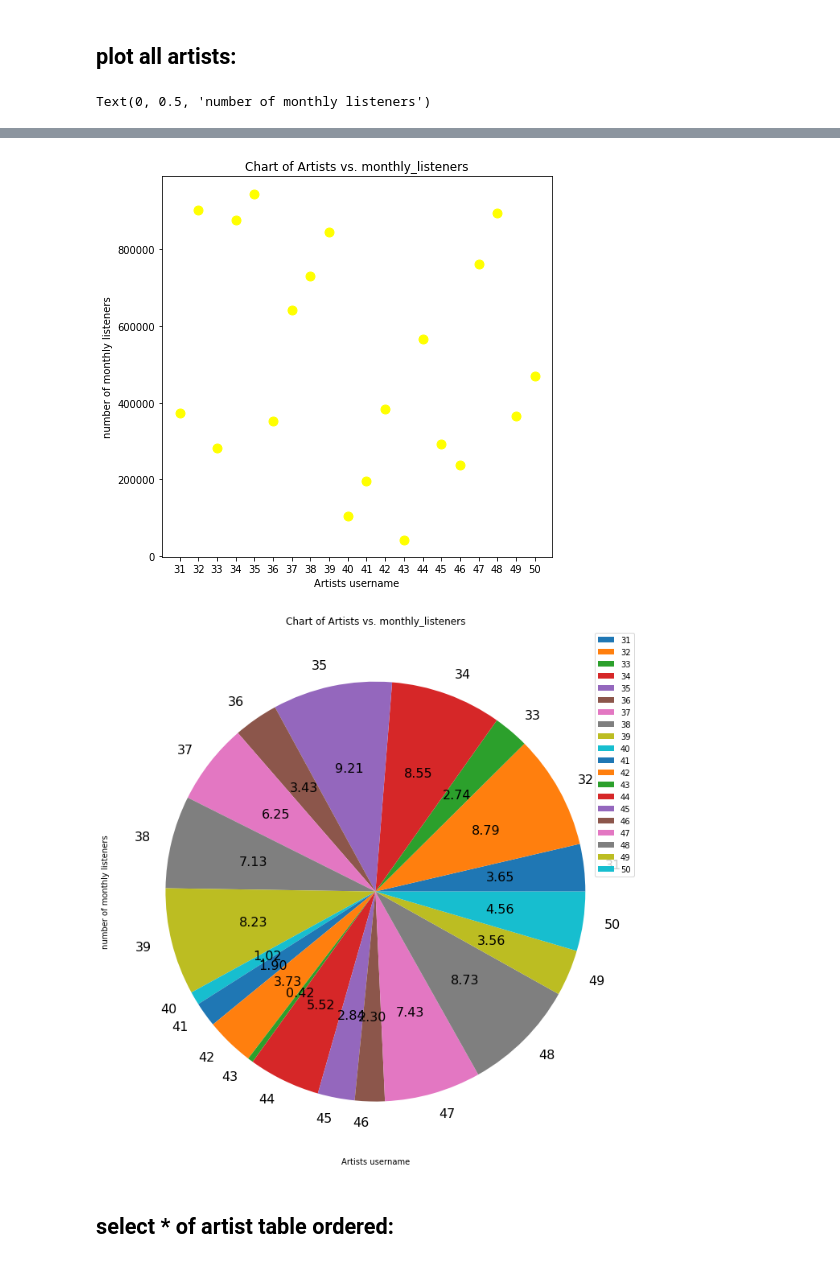
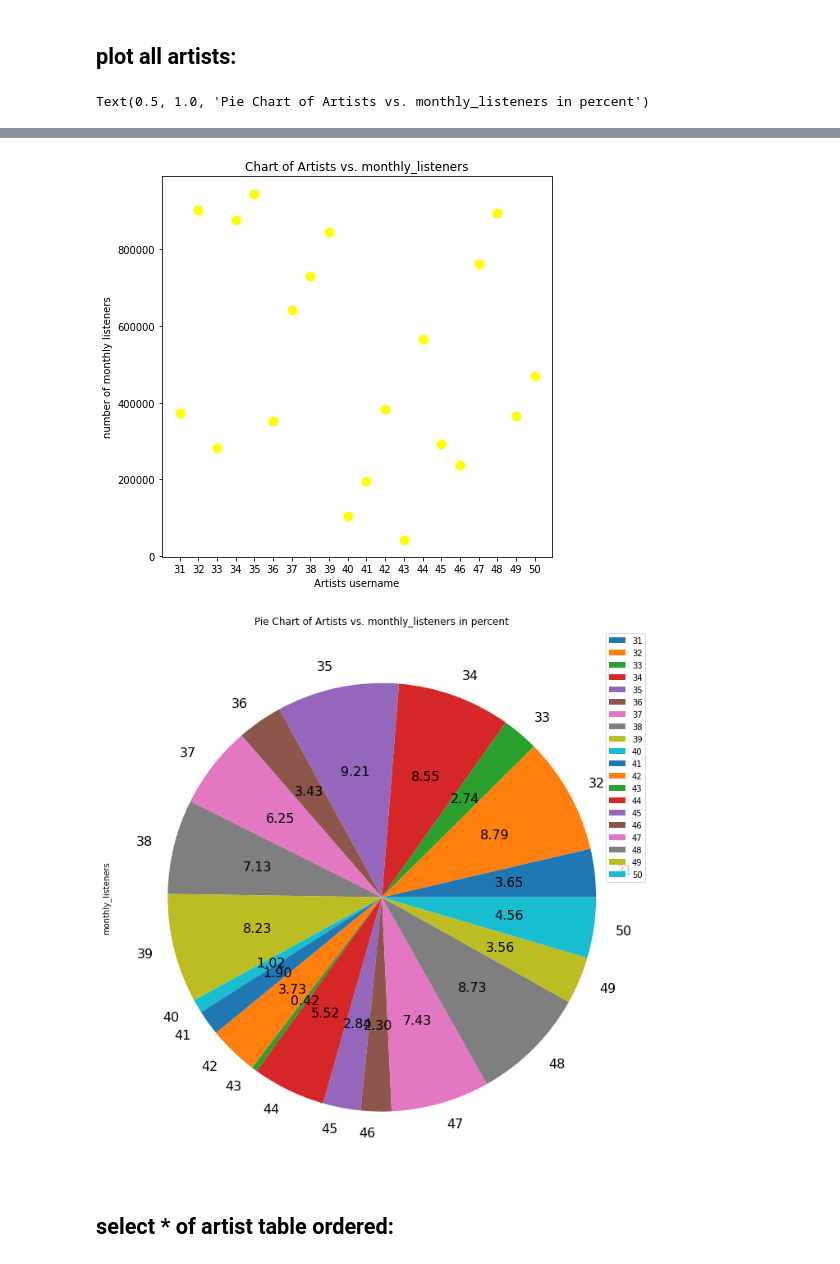
Before and after one commit to benymaxparsa/SYMPHONYC, a Jupyter notebook: plotting and analyzing SYMPHONYC DB/SYMPHONYC_Plots.ipynb, the cells around one changed output, grey strips where cells are left out. Saved outputs shown, nothing was run; the diff lists cells and outputs as text; code cells hidden in the pictures.

```diff
--- a/plotting and analyzing SYMPHONYC DB/SYMPHONYC_Plots.ipynb
+++ b/plotting and analyzing SYMPHONYC DB/SYMPHONYC_Plots.ipynb
@@ -56,23 +56,21 @@ display(artist_df)
 # %%
 artist_df.plot.bar(y='monthly_listeners', x='username', figsize=(7,7), color='DarkOrange')
 plt.title("Chart of Artists vs. monthly_listeners")
 plt.xlabel("Artists username")
 plt.ylabel("number of monthly listeners")
 
 artist_df.plot.scatter(y='monthly_listeners', x='username', figsize=(7,7), color='Yellow', s=80)
 plt.title("Chart of Artists vs. monthly_listeners")
 plt.xlabel("Artists username")
 plt.ylabel("number of monthly listeners")
 
 artist_df_pie.plot.pie(y='monthly_listeners', figsize=(12,12), autopct="%.2f", fontsize=16)
-plt.title("Chart of Artists vs. monthly_listeners")
-plt.xlabel("Artists username")
-plt.ylabel("number of monthly listeners")
+plt.title("Pie Chart of Artists vs. monthly_listeners in percent")
 # %% [output]
-Text(0, 0.5, 'number of monthly listeners')
+Text(0.5, 1.0, 'Pie Chart of Artists vs. monthly_listeners in percent')
 [figure]
 [figure]
-[figure, old version]
+[figure, new version]
 # %% [markdown]
 ## select * of artist table ordered:
 # %%
```
Also changed, not shown: parts of 5 cells of this notebook.
